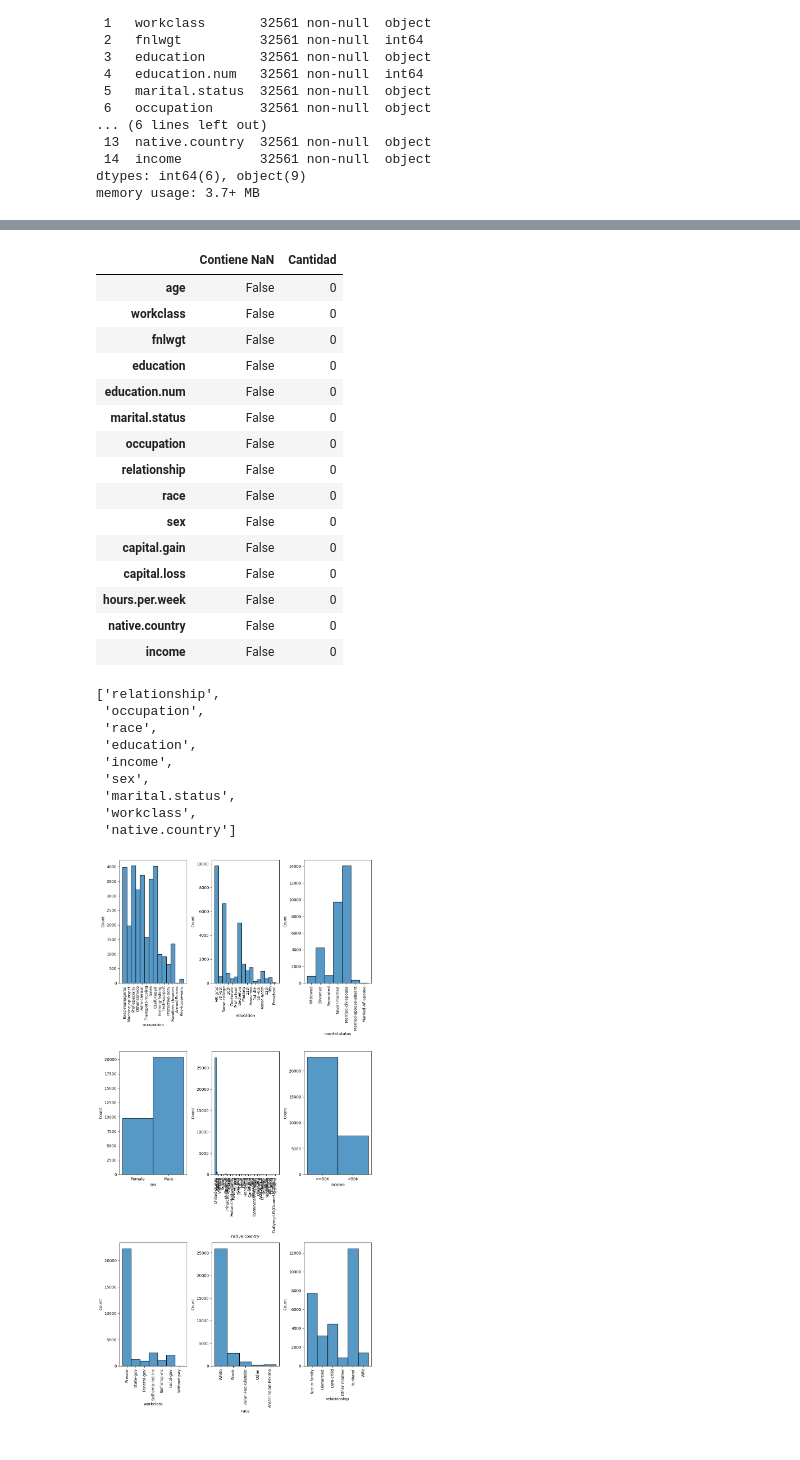
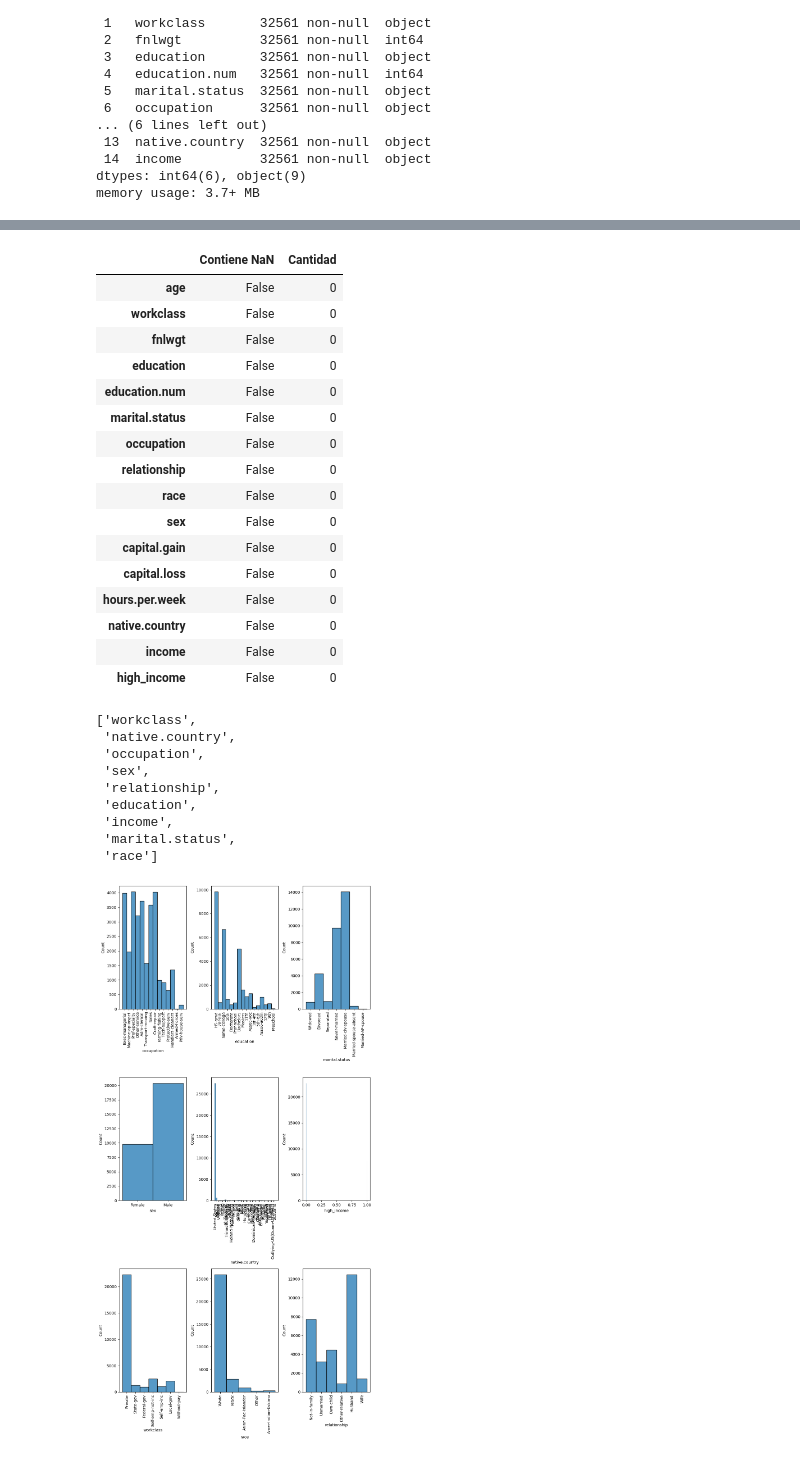
Before and after one commit to diegomacaya/sistema_de_recomendaci-n_dms, a Jupyter notebook: src/explore_ad_inc.ipynb, the cells around one changed output, grey strips where cells are left out. Saved outputs shown, nothing was run; the diff lists cells and outputs as text; code cells hidden in the pictures.

```diff
--- a/src/explore_ad_inc.ipynb
+++ b/src/explore_ad_inc.ipynb
@@ -34,6 +34,7 @@ memory usage: 3.7+ MB
 # %%
 import numpy as np
 adult_income_df.replace('?', np.nan, inplace=True)
+adult_income_df['high_income'] = adult_income_df['income'].apply(lambda x: 1 if x == '>50K' else 0)
 # %%
 def contar_NAN(ds):
     conteo = ds.isna().sum()
@@ -87,6 +89,7 @@ ds_NaN_2
 | hours.per.week | False | 0 |
 | native.country | False | 0 |
 | income | False | 0 |
+| high_income | False | 0 |
 # %%
 #Filtrar por las columnas de formato objet
 
@@ -98,45 +101,45 @@ cols = df_adult_inc.columns
 cols_cat = list(set(cols)-set(cols_num))
 cols_cat
 # %% [output]
-['relationship',
+['workclass',
+ 'native.country',
  'occupation',
- 'race',
+ 'sex',
+ 'relationship',
  'education',
  'income',
- 'sex',
  'marital.status',
- 'workclass',
- 'native.country']
+ 'race']
 # %%
 import matplotlib.pyplot as plt
 import seaborn as sns
 
 fig, axis = plt.subplots(3,3,figsize=(10,20))
 #histogramas de las variables
 sns.histplot(ax= axis[0,0],data=df_adult_inc,x='occupation')
 sns.histplot(ax= axis[0,1],data=df_adult_inc,x='education')#.set_xticks([])
 sns.histplot(ax= axis[0,2],data=df_adult_inc,x='marital.status')#.set_xticks([])
 sns.histplot(ax= axis[1,0],data=df_adult_inc,x='sex')
 sns.histplot(ax= axis[1,1],data=df_adult_inc,x='native.country')
-sns.histplot(ax= axis[1,2],data=df_adult_inc,x='income')
+sns.histplot(ax= axis[1,2],data=df_adult_inc,x='high_income')
 sns.histplot(ax= axis[2,0],data=df_adult_inc,x='workclass')
 sns.histplot(ax= axis[2,1],data=df_adult_inc,x='race')
 sns.histplot(ax= axis[2,2],data=df_adult_inc,x='relationship')
 
 axis[0, 0].tick_params(axis='x', rotation=90)
 axis[0, 1].tick_params(axis='x', rotation=90)
 axis[0, 2].tick_params(axis='x', rotation=90)
 axis[1, 1].tick_params(axis='x', rotation=90)
 axis[2, 0].tick_params(axis='x', rotation=90)
 axis[2, 1].tick_params(axis='x', rotation=90)
 axis[2, 2].tick_params(axis='x', rotation=90)
 #para borrar graficos en blanco
 #fig.delaxes(axis[1,2])
 #plt.xticks(rotation=90, ha='right')
 plt.tight_layout()
 plt.show()
 # %% [output]
-[figure, old version]
+[figure, new version]
 # %%
 cols_num
 # %% [output]
```
Also changed, not shown: parts of 14 cells of this notebook.
